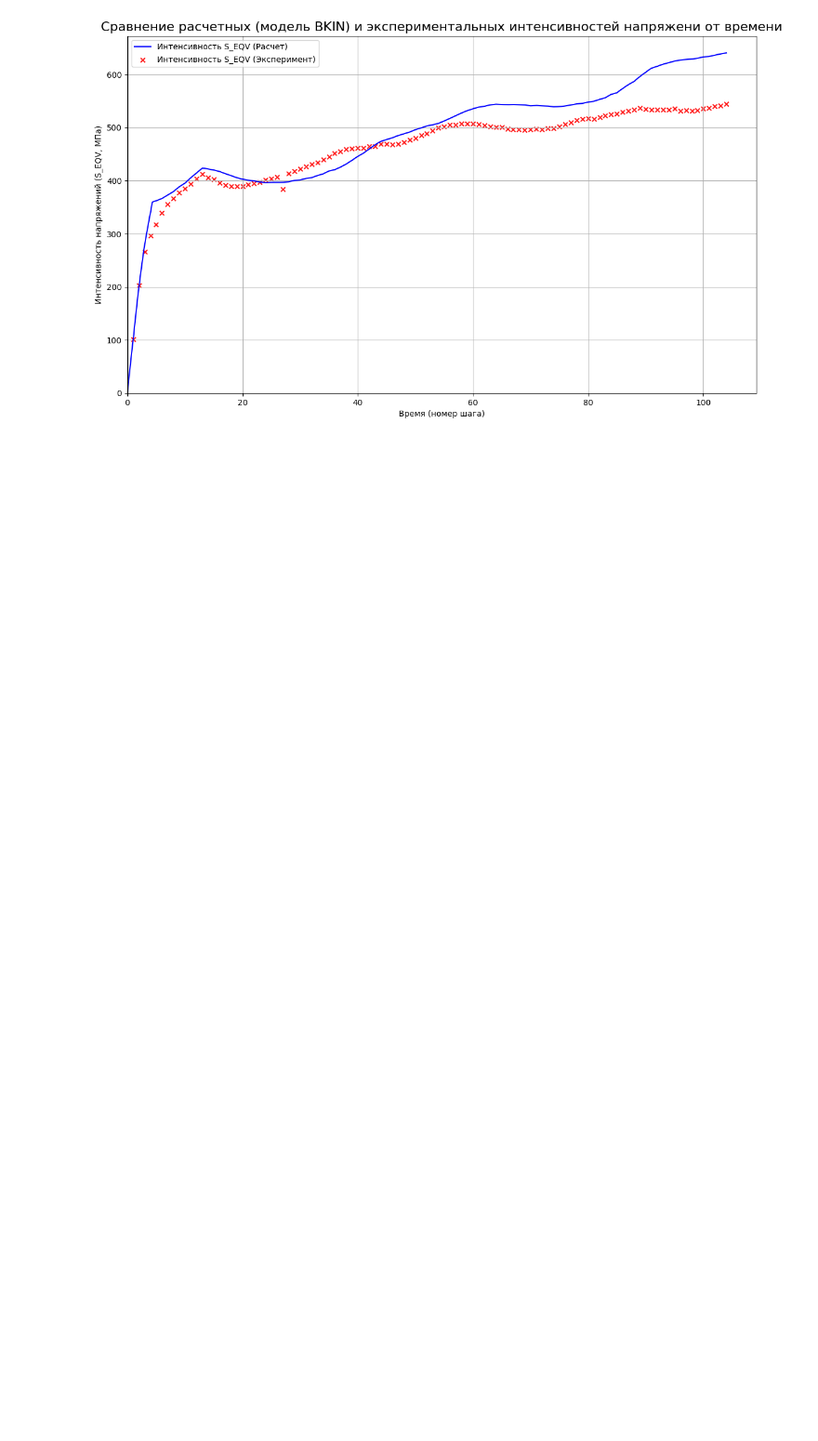
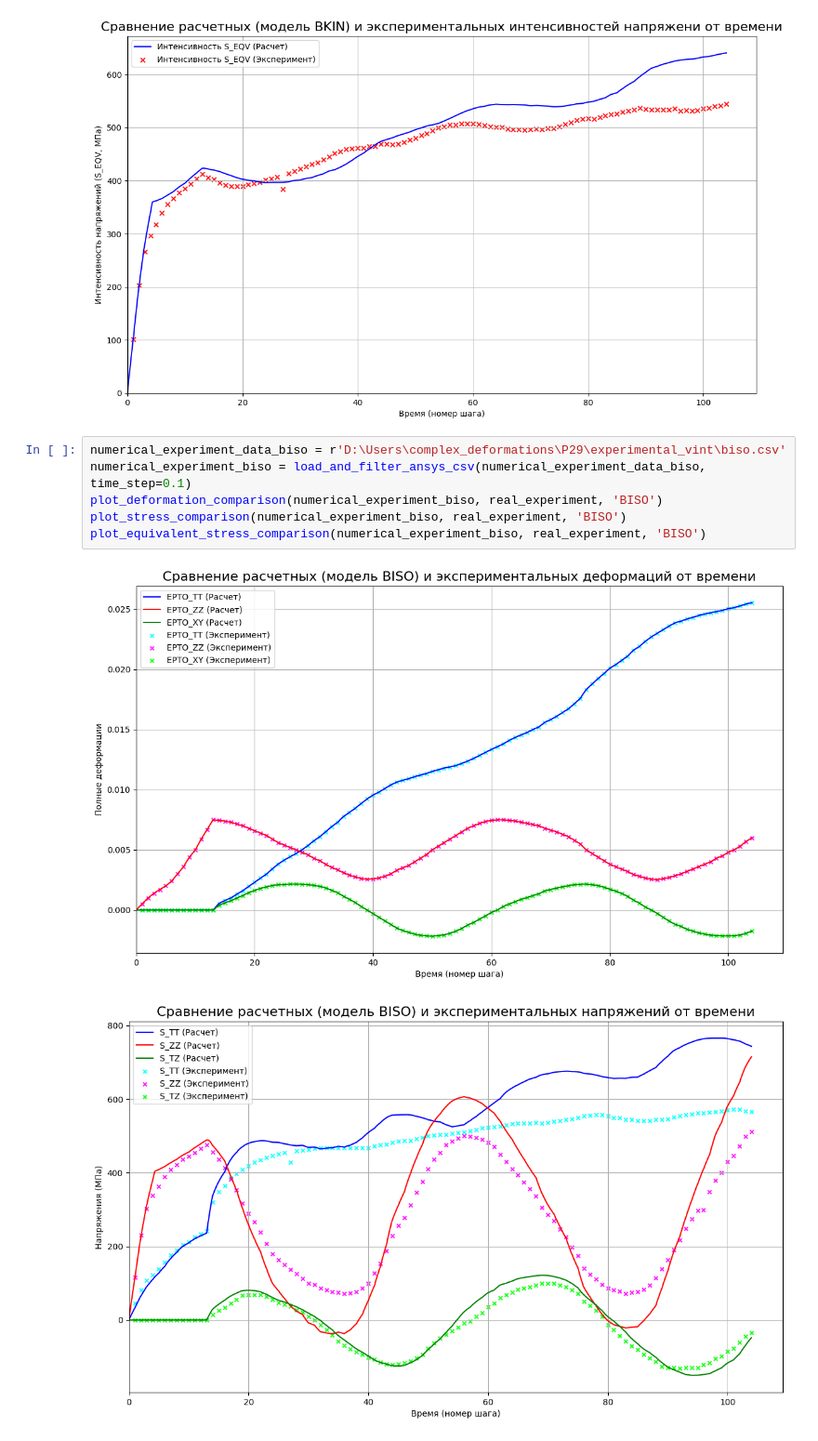
Before and after one commit to ArtemDos/complex_deformations, a Jupyter notebook: P29/experimental_vint/analysis.ipynb, the cells around one changed output. Shown at 93% size. Cells and saved outputs as stored; diff of their text form; blank space fills up the shorter version.

Commit message:
add biso analyze

```diff
--- a/P29/experimental_vint/analysis.ipynb
+++ b/P29/experimental_vint/analysis.ipynb
@@ -28,3 +28,12 @@ plot_equivalent_stress_comparison(numerical_experiment_bkin, real_experiment, 'B
 [figure]
 [figure]
 [figure]
+# %%
+numerical_experiment_data_biso = r'D:\Users\complex_deformations\P29\experimental_vint\biso.csv'
+numerical_experiment_biso = load_and_filter_ansys_csv(numerical_experiment_data_biso, time_step=0.1)
+plot_deformation_comparison(numerical_experiment_biso, real_experiment, 'BISO')
+plot_stress_comparison(numerical_experiment_biso, real_experiment, 'BISO')
+plot_equivalent_stress_comparison(numerical_experiment_biso, real_experiment, 'BISO')
+# %% [output]
+[figure, added]
+[figure, added]
```
Also changed, not shown: parts of 1 cell of this notebook, 1 other file.
